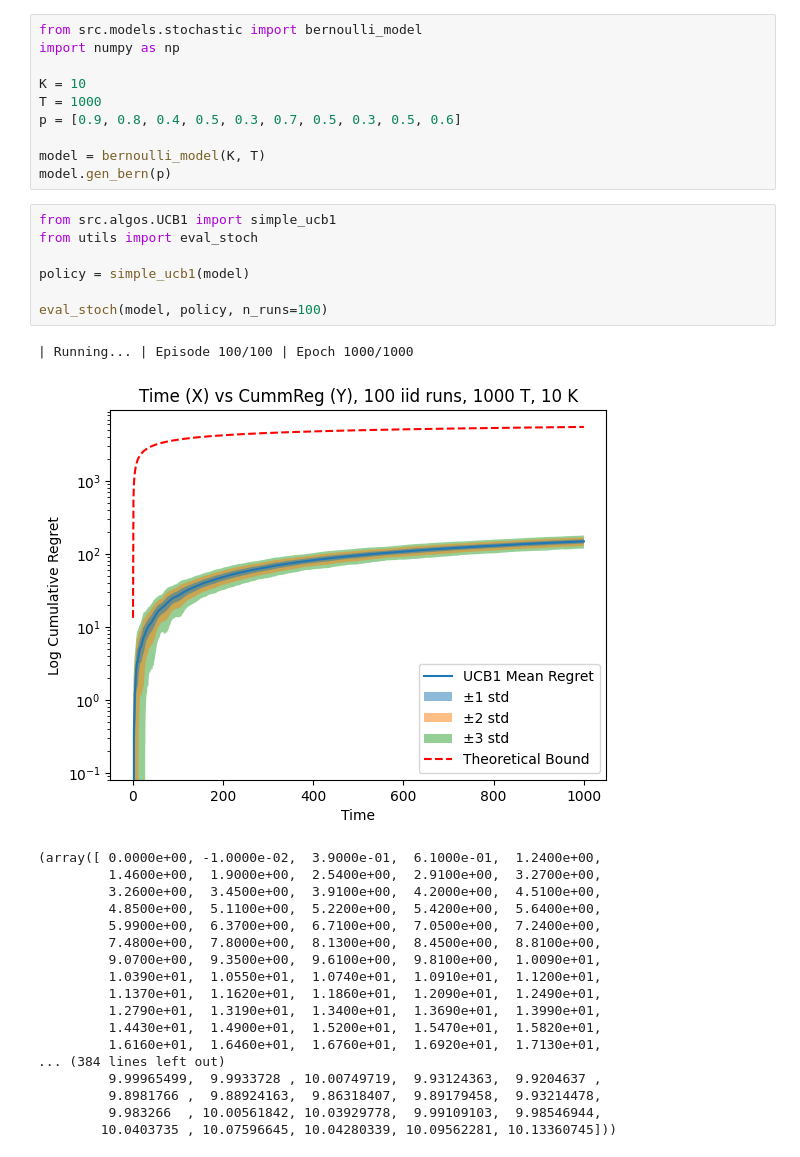
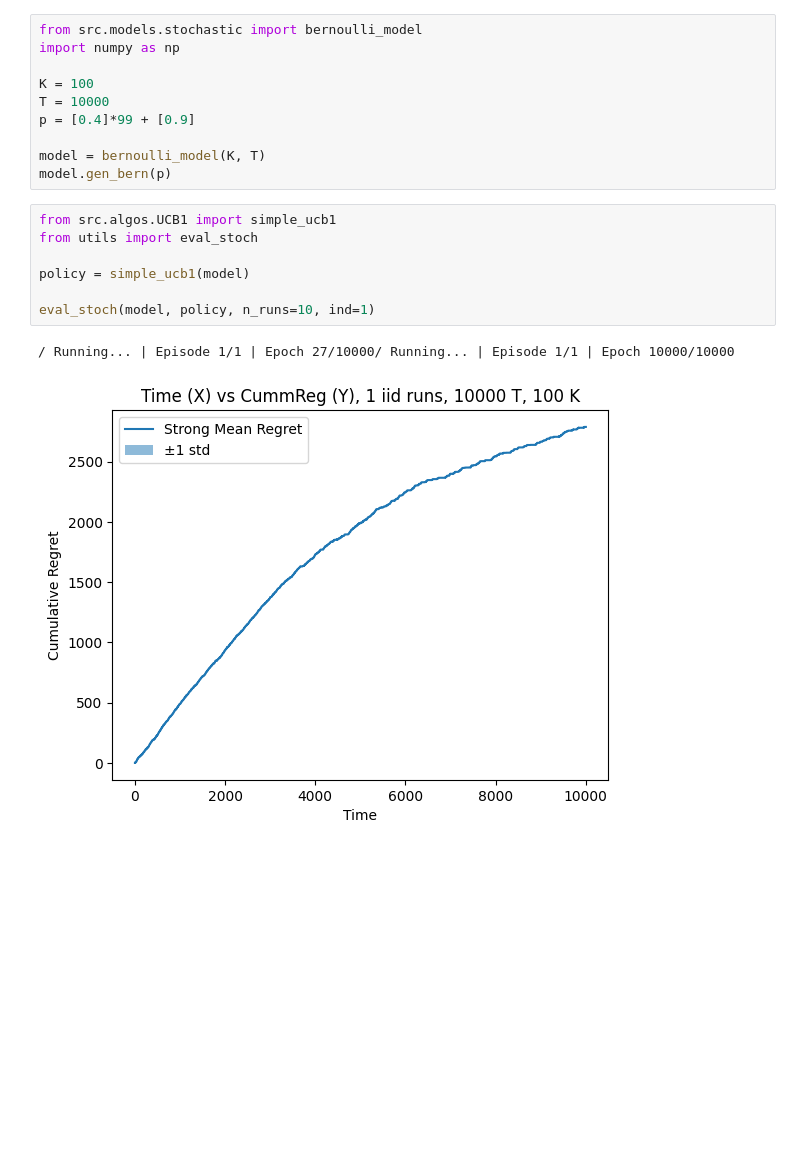
Before and after one commit to chrisbsoo/bandits, a Jupyter notebook: sesh/session2.ipynb, the cells around one changed output. Drawn from its saved outputs; the diff is of its cells as text; blank space fills up the shorter version.

```diff
--- a/sesh/session2.ipynb
+++ b/sesh/session2.ipynb
@@ -2,36 +2,19 @@
 from src.models.stochastic import bernoulli_model
 import numpy as np
 
-K = 10
-T = 1000
-p = [0.9, 0.8, 0.4, 0.5, 0.3, 0.7, 0.5, 0.3, 0.5, 0.6]
+K = 100
+T = 10000
+p = [0.4]*99 + [0.9]
 
 model = bernoulli_model(K, T)
 model.gen_bern(p)
 # %%
 from src.algos.UCB1 import simple_ucb1
 from utils import eval_stoch
 
 policy = simple_ucb1(model)
 
-eval_stoch(model, policy, n_runs=100)
+eval_stoch(model, policy, n_runs=10, ind=1)
 # %% [output]
-| Running... | Episode 100/100 | Epoch 1000/1000
+/ Running... | Episode 1/1 | Epoch 27/10000/ Running... | Episode 1/1 | Epoch 10000/10000
-[figure, old version]
+[figure, new version]
-(array([ 0.0000e+00, -1.0000e-02,  3.9000e-01,  6.1000e-01,  1.2400e+00,
-         1.4600e+00,  1.9000e+00,  2.5400e+00,  2.9100e+00,  3.2700e+00,
-         3.2600e+00,  3.4500e+00,  3.9100e+00,  4.2000e+00,  4.5100e+00,
-         4.8500e+00,  5.1100e+00,  5.2200e+00,  5.4200e+00,  5.6400e+00,
-         5.9900e+00,  6.3700e+00,  6.7100e+00,  7.0500e+00,  7.2400e+00,
-         7.4800e+00,  7.8000e+00,  8.1300e+00,  8.4500e+00,  8.8100e+00,
-         9.0700e+00,  9.3500e+00,  9.6100e+00,  9.8100e+00,  1.0090e+01,
-         1.0390e+01,  1.0550e+01,  1.0740e+01,  1.0910e+01,  1.1200e+01,
-         1.1370e+01,  1.1620e+01,  1.1860e+01,  1.2090e+01,  1.2490e+01,
-         1.2790e+01,  1.3190e+01,  1.3400e+01,  1.3690e+01,  1.3990e+01,
-         1.4430e+01,  1.4900e+01,  1.5200e+01,  1.5470e+01,  1.5820e+01,
-         1.6160e+01,  1.6460e+01,  1.6760e+01,  1.6920e+01,  1.7130e+01,
-... (384 lines left out)
-         9.99965499,  9.9933728 , 10.00749719,  9.93124363,  9.9204637 ,
-         9.8981766 ,  9.88924163,  9.86318407,  9.89179458,  9.93214478,
-         9.983266  , 10.00561842, 10.03929778,  9.99109103,  9.98546944,
-        10.0403735 , 10.07596645, 10.04280339, 10.09562281, 10.13360745]))
```
Also changed, not shown: 5 other files.
